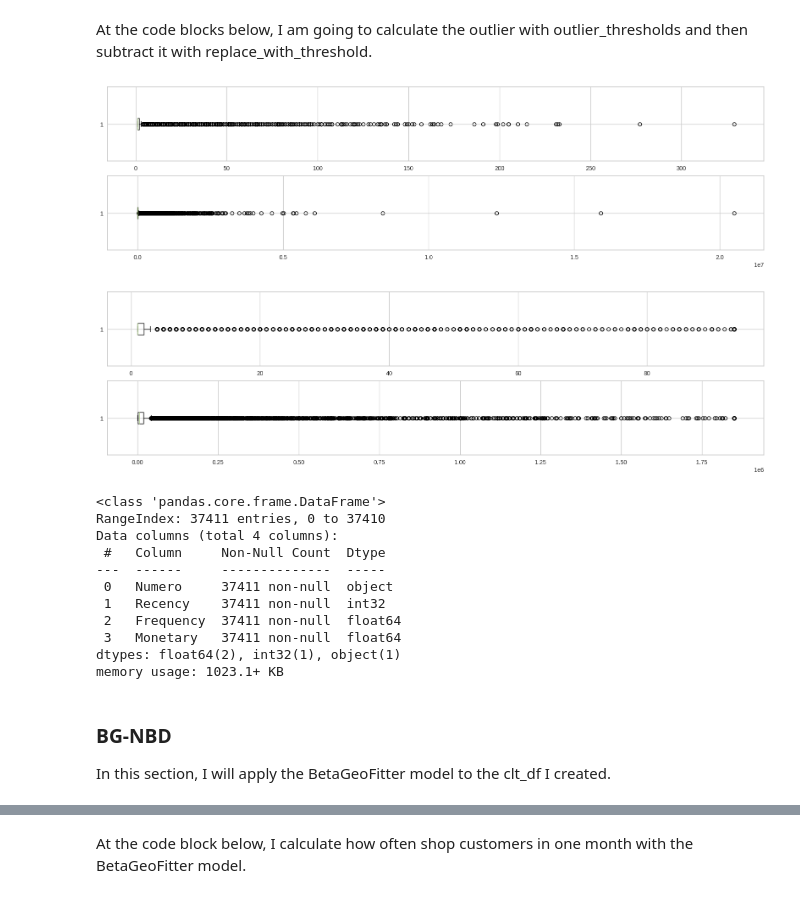
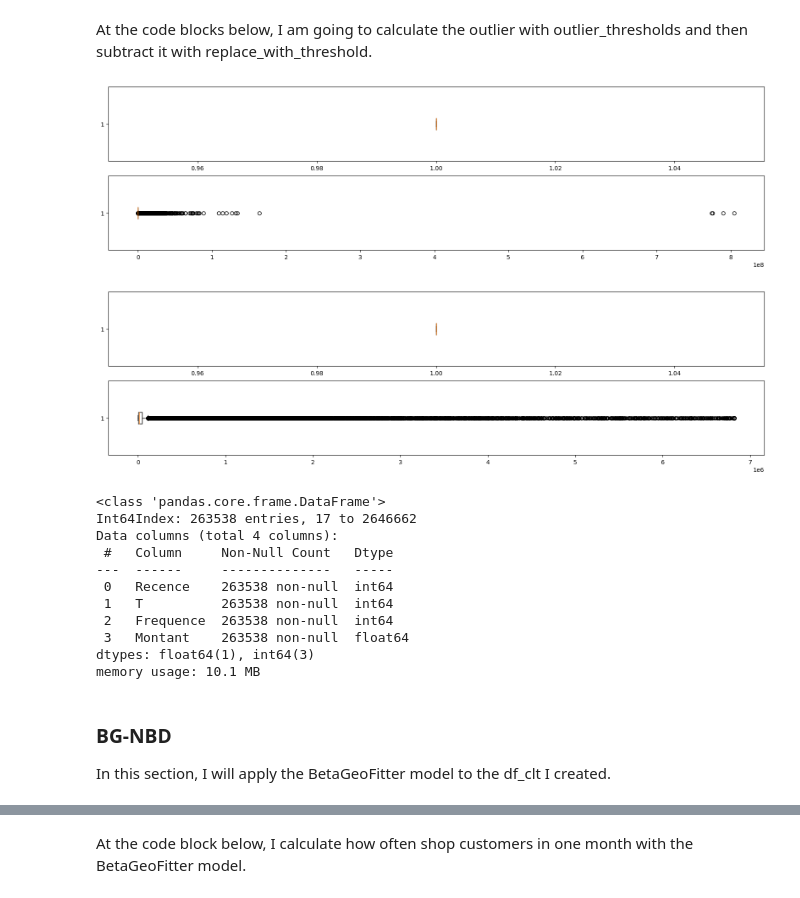
Before and after one commit to momowade221/Notebook_Segmentation_Client_OM, a Jupyter notebook: OM_Segmentation_valeur.ipynb, the cells around one changed output, grey strips where cells are left out. Drawn from its saved outputs; the diff is of its cells as text; code cells hidden in the pictures.

```diff
--- a/OM_Segmentation_valeur.ipynb
+++ b/OM_Segmentation_valeur.ipynb
@@ -220,0 +354,3 @@ Column<'to_date(2022/1/2, yyyy/M/dd)'>
+# %%
+pd_transaction_om=pd.read_csv('#datasets_OM/base_transaction_om_clean.csv')
+pd_transaction_om.info()
@@ -606,0 +951,15 @@ clt_df.head()
+# %%
+today_date = dt.datetime(2023, 8, 19)
+pd_transaction_om['Date'] = pd.to_datetime(pd_transaction_om['Date'])
+# Create the df_cltv dataframe.
+df_clt = pd_transaction_om.groupby("Numero").agg({"Date" : [lambda Date: (Date.max() - Date.min()).days, # recency
+                                                  lambda Date: (today_date - Date.min()).days], # T
+                                         "Numero" : lambda Numero:Numero.nunique(), # frequnecy
+                                         "Montant": lambda Montant: Montant.sum()}) # monatery
+# %%
+# I specfy the column name of df_cltv
+df_clt.columns = ["Recence", "T", "Frequence", "Montant"]
+# I remove the column names of df_cltv because I am going to change them.
+# df_clt.columns = df_clt.columns.droplevel(0)
+# I specfy the column name of df_cltv
+df_clt.head()
@@ -625,11 +992,11 @@ def replace_with_threshold(dataframe, variable):
 # %%
 # I observe them before removing outliers.
 f, ax = plt.subplots(2,1, figsize = (20,5))
-col_list = ["Frequency", "Monetary"]
+col_list = ["Frequence", "Montant"]
 for i in range(0,2):
-    ax[i].boxplot(clt_df[col_list[i]], vert = 0)
+    ax[i].boxplot(df_clt[col_list[i]], vert = 0)
 plt.show()
 # %% [output]
-[figure, old version]
+[figure, new version]
 # %%
 # I apply the functions for remove the outlier.
@@ -638,27 +1005,27 @@ replace_with_threshold(clt_df, "Monetary")
 # %%
 # I observe them after removing outliers.
 f, ax = plt.subplots(2,1, figsize = (20,5))
 for i in range(0,2):
-    ax[i].boxplot(clt_df[col_list[i]], vert = 0)
+    ax[i].boxplot(df_clt[col_list[i]], vert = 0)
 plt.show()
 # %% [output]
-[figure, old version]
+[figure, new version]
 # %%
-clt_df.info()
+df_clt.info()
 # %% [output]
 <class 'pandas.core.frame.DataFrame'>
-RangeIndex: 37411 entries, 0 to 37410
+Int64Index: 263538 entries, 17 to 2646662
 Data columns (total 4 columns):
- #   Column     Non-Null Count  Dtype
----  ------     --------------  -----
- 0   Numero     37411 non-null  object
- 1   Recency    37411 non-null  int32
- 2   Frequency  37411 non-null  float64
- 3   Monetary   37411 non-null  float64
-dtypes: float64(2), int32(1), object(1)
-memory usage: 1023.1+ KB
+ #   Column     Non-Null Count   Dtype
+---  ------     --------------   -----
+ 0   Recence    263538 non-null  int64
+ 1   T          263538 non-null  int64
+ 2   Frequence  263538 non-null  int64
+ 3   Montant    263538 non-null  float64
+dtypes: float64(1), int64(3)
+memory usage: 10.1 MB
 # %% [markdown]
 ### BG-NBD <a id= "4c"></a>
-In this section, I will apply the BetaGeoFitter model to the clt_df I created.
+In this section, I will apply the BetaGeoFitter model to the df_clt I created.
 # %%
 # Model
```
Also changed, not shown: parts of 117 cells of this notebook.
